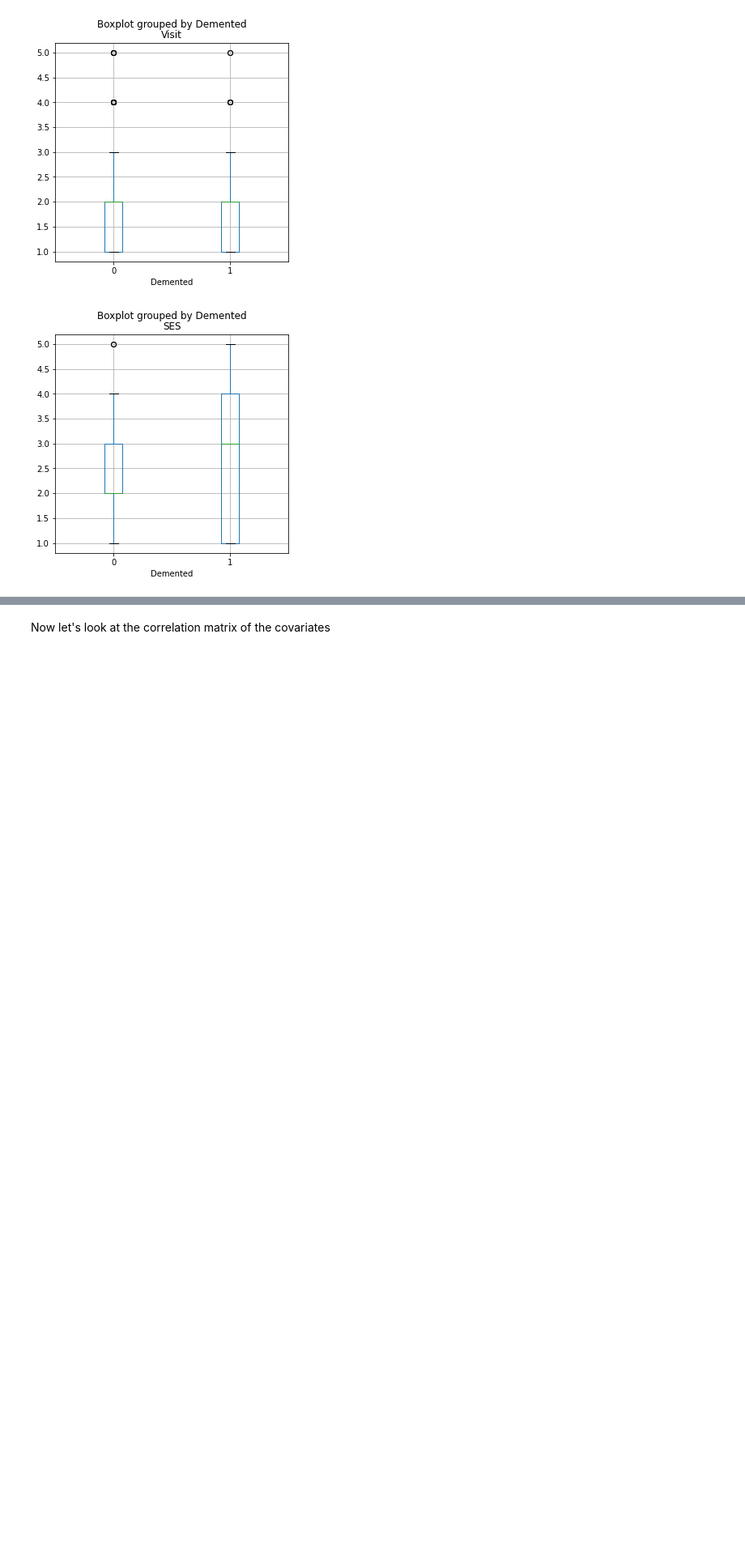
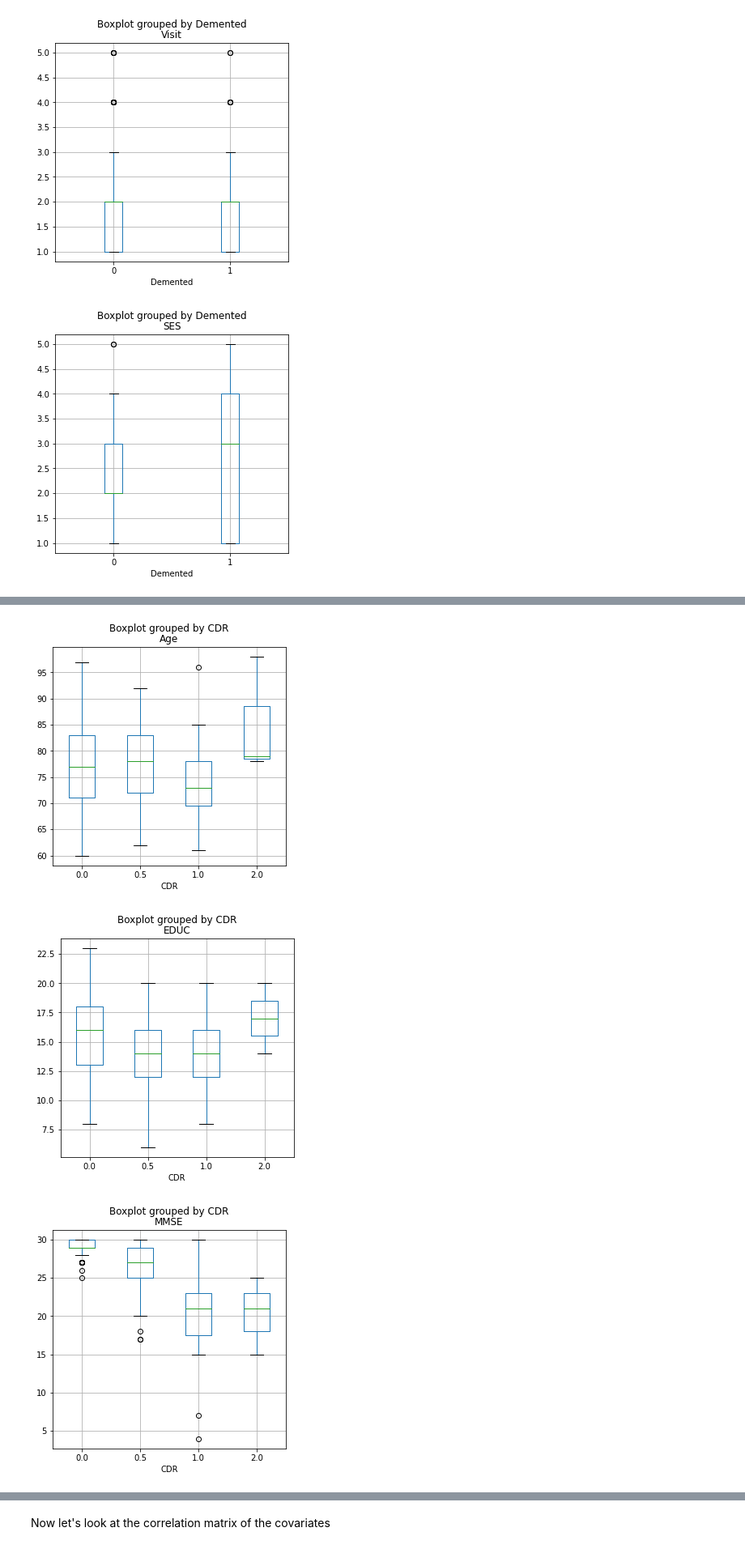
Before and after one commit to matnguyen/STAT538A-Dementia-Project, a Jupyter notebook: exploratory_data_analysis.ipynb, the cells around one changed output, grey strips where cells are left out. Shown at 81% size. Cells and saved outputs as stored; diff of their text form; code cells hidden in the pictures; blank space fills up the shorter version.

```diff
--- a/exploratory_data_analysis.ipynb
+++ b/exploratory_data_analysis.ipynb
@@ -95,0 +109,7 @@ for column in ['Age', 'EDUC', 'MMSE', 'CDR', 'eTIV', 'nWBV', 'ASF', 'Visit', 'SE
+# %%
+for column in ['Age', 'EDUC', 'MMSE', 'CDR', 'eTIV', 'nWBV', 'ASF', 'Visit', 'SES']:
+    lg_df.boxplot(column=[column], by='CDR', figsize=(5, 5))
+# %% [output]
+[figure, added]
+[figure, added]
+[figure, added]
```
Also changed, not shown: parts of 3 cells of this notebook, 2 other files.
